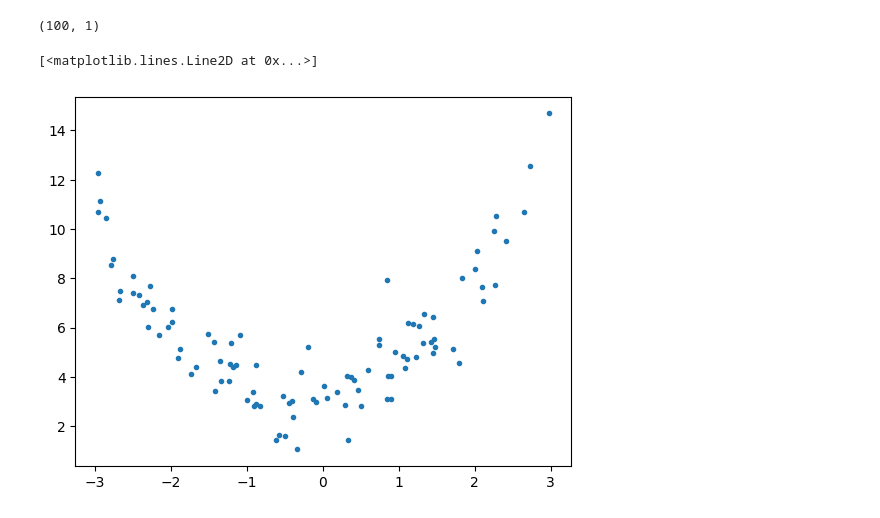
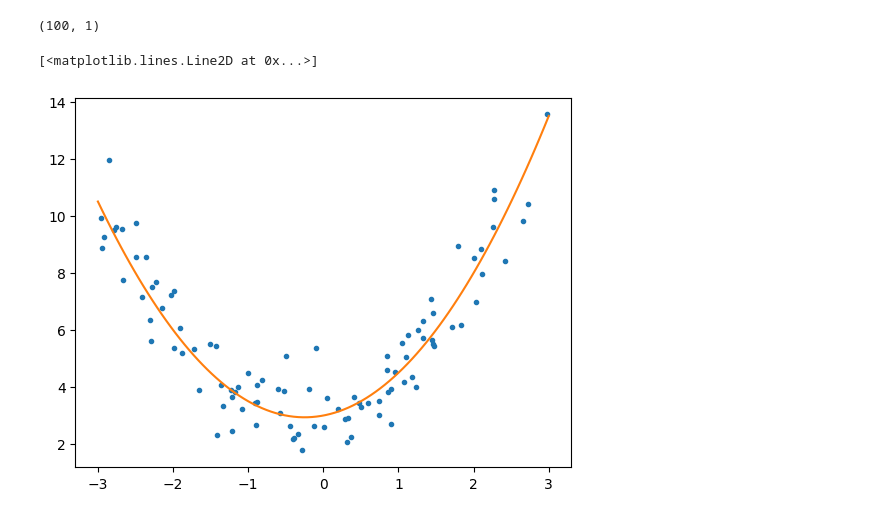
Before and after one commit to AIgineerAB/Artificial_Intelligence_HA24, a Jupyter notebook: code_alongs/Lec02_overfitting_underfitting.ipynb, the cells around one changed output. Cells and saved outputs as stored; diff of their text form; code cells hidden in the pictures.

```diff
--- a/code_alongs/Lec02_overfitting_underfitting.ipynb
+++ b/code_alongs/Lec02_overfitting_underfitting.ipynb
@@ -18,10 +18,15 @@ X.shape
 # %%
 # a0 = 3, a1 = 0.5, a2 = 1
 f = lambda x: x**2 + 0.5*x + 3
+# y = a0 + a1x + a2x^2 + epsilon
 y = f(X) + np.random.randn(samples, 1)
 
+# linspace gives equally spaced numbers between low and high
+# between -3 and 3 we get 100 equally spaced numbers
 x = np.linspace(-3,3, samples )
+
 plt.plot(X,y, '.')
+plt.plot(x, f(x))
 # %% [output]
 [<matplotlib.lines.Line2D at 0x...>]
-[figure, old version]
+[figure, new version]
```
Also changed, not shown: parts of 1 cell of this notebook.
